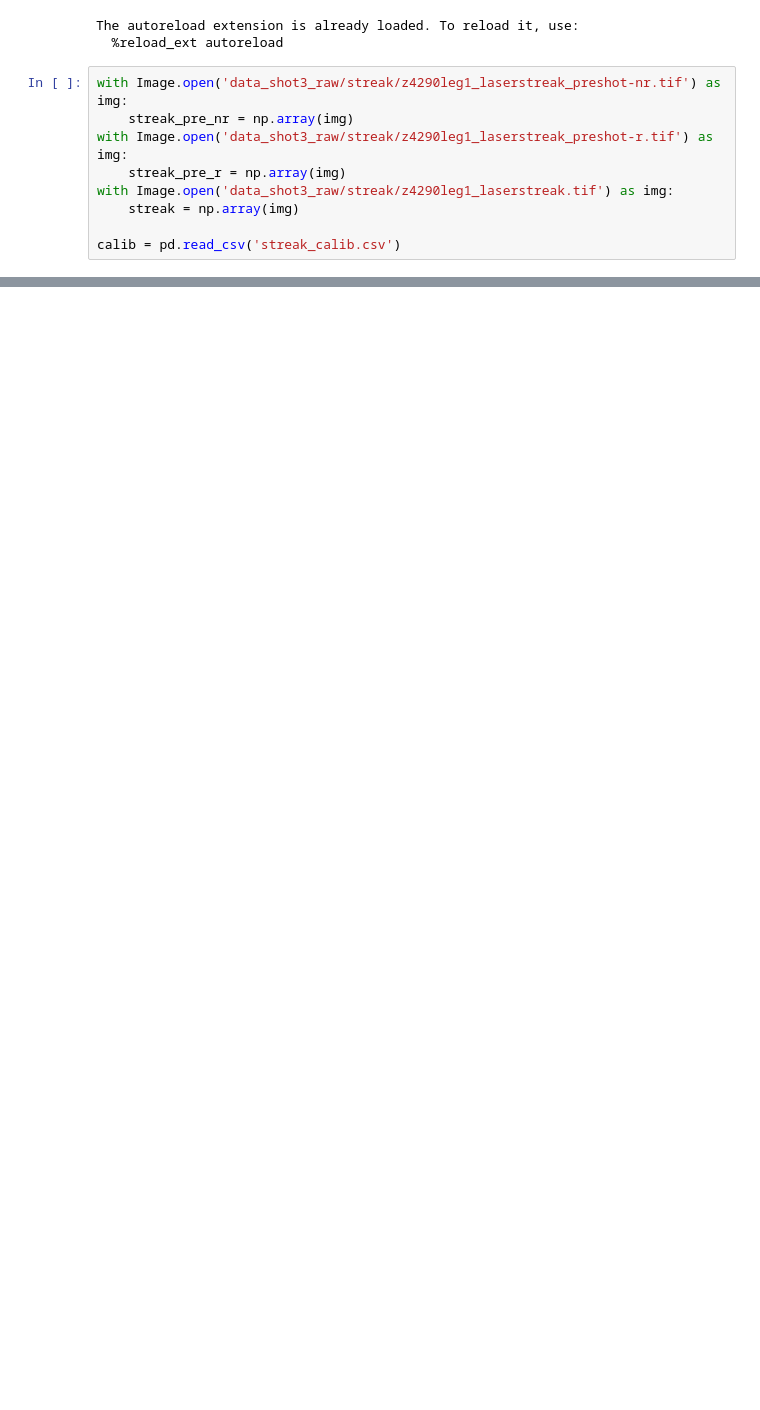
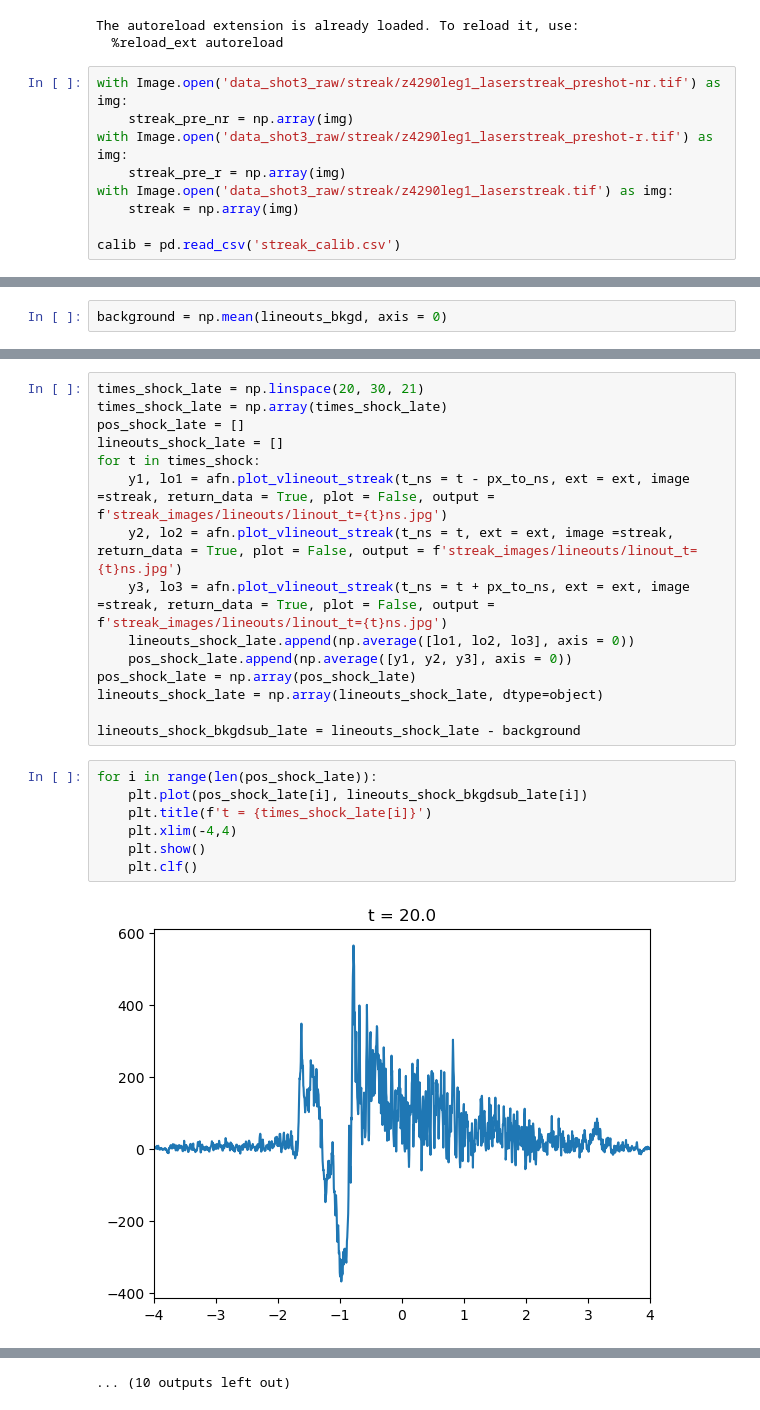
Before and after one commit to alextimoney/LIONZ_analysis, a Jupyter notebook: streak.ipynb, the cells around one changed output, grey strips where cells are left out. Cells and saved outputs as stored; diff of their text form; blank space fills up the shorter version.

```diff
--- a/streak.ipynb
+++ b/streak.ipynb
@@ -48,0 +67,2 @@ for t in times:
+# %%
+background = np.mean(lineouts_bkgd, axis = 0)
@@ -48,0 +240,24 @@ for t in times:
+# %%
+times_shock_late = np.linspace(20, 30, 21)
+times_shock_late = np.array(times_shock_late)
+pos_shock_late = []
+lineouts_shock_late = []
+for t in times_shock:
+    y1, lo1 = afn.plot_vlineout_streak(t_ns = t - px_to_ns, ext = ext, image =streak, return_data = True, plot = False, output = f'streak_images/lineouts/linout_t={t}ns.jpg')
+    y2, lo2 = afn.plot_vlineout_streak(t_ns = t, ext = ext, image =streak, return_data = True, plot = False, output = f'streak_images/lineouts/linout_t={t}ns.jpg')
+    y3, lo3 = afn.plot_vlineout_streak(t_ns = t + px_to_ns, ext = ext, image =streak, return_data = True, plot = False, output = f'streak_images/lineouts/linout_t={t}ns.jpg')
+    lineouts_shock_late.append(np.average([lo1, lo2, lo3], axis = 0))
+    pos_shock_late.append(np.average([y1, y2, y3], axis = 0))
+pos_shock_late = np.array(pos_shock_late)
+lineouts_shock_late = np.array(lineouts_shock_late, dtype=object)
+
+lineouts_shock_bkgdsub_late = lineouts_shock_late - background
+# %%
+for i in range(len(pos_shock_late)):
+    plt.plot(pos_shock_late[i], lineouts_shock_bkgdsub_late[i])
+    plt.title(f't = {times_shock_late[i]}')
+    plt.xlim(-4,4)
+    plt.show()
+    plt.clf()
+# %% [output]
+[figure, added]
@@ -48,0 +275 @@ for t in times:
+... (10 outputs left out)
```
Also changed, not shown: parts of 12 cells of this notebook, 5 other files.
